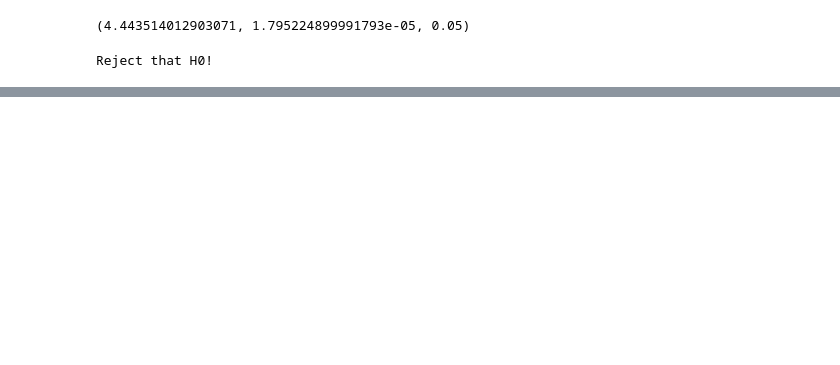
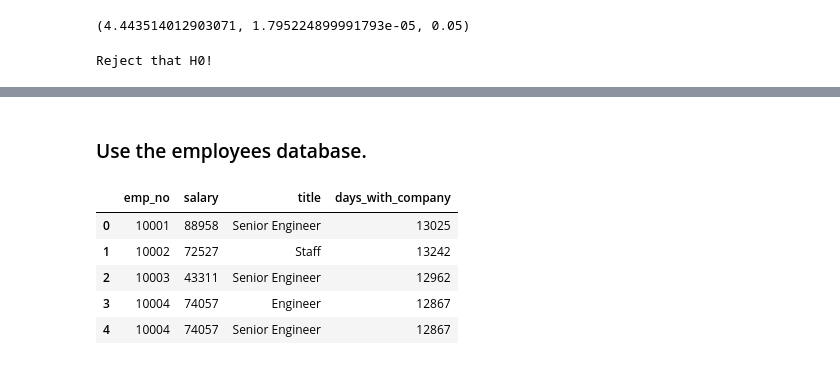
Before and after one commit to jnolf/statistics-exercises, a Jupyter notebook: hypothesis_testing.ipynb, the cells around one changed output, grey strips where cells are left out. Cells and saved outputs as stored; diff of their text form; code cells hidden in the pictures; blank space fills up the shorter version.

```diff
--- a/hypothesis_testing.ipynb
+++ b/hypothesis_testing.ipynb
@@ -491,0 +497,2 @@ phone_and_internet
+# %% [markdown]
+### Use the employees database.
@@ -491,0 +501,21 @@ phone_and_internet
+# %%
+url = get_db_url('employees')
+
+sql = ''' SELECT employees.emp_no,
+                 salaries.salary,
+                 titles.title,
+                 DATEDIFF(NOW(), hire_date) AS days_with_company
+          FROM employees
+          JOIN salaries USING(emp_no)
+          JOIN titles USING(emp_no)
+          WHERE salaries.to_date > NOW()'''
+
+salaries = pd.read_sql(sql, url)
+salaries.head()
+# %% [output]
+|  | emp_no | salary | title | days_with_company |
+| 0 | 10001 | 88958 | Senior Engineer | 13025 |
+| 1 | 10002 | 72527 | Staff | 13242 |
+| 2 | 10003 | 43311 | Senior Engineer | 12962 |
+| 3 | 10004 | 74057 | Engineer | 12867 |
+| 4 | 10004 | 74057 | Senior Engineer | 12867 |
```
Also changed, not shown: parts of 67 cells of this notebook.
